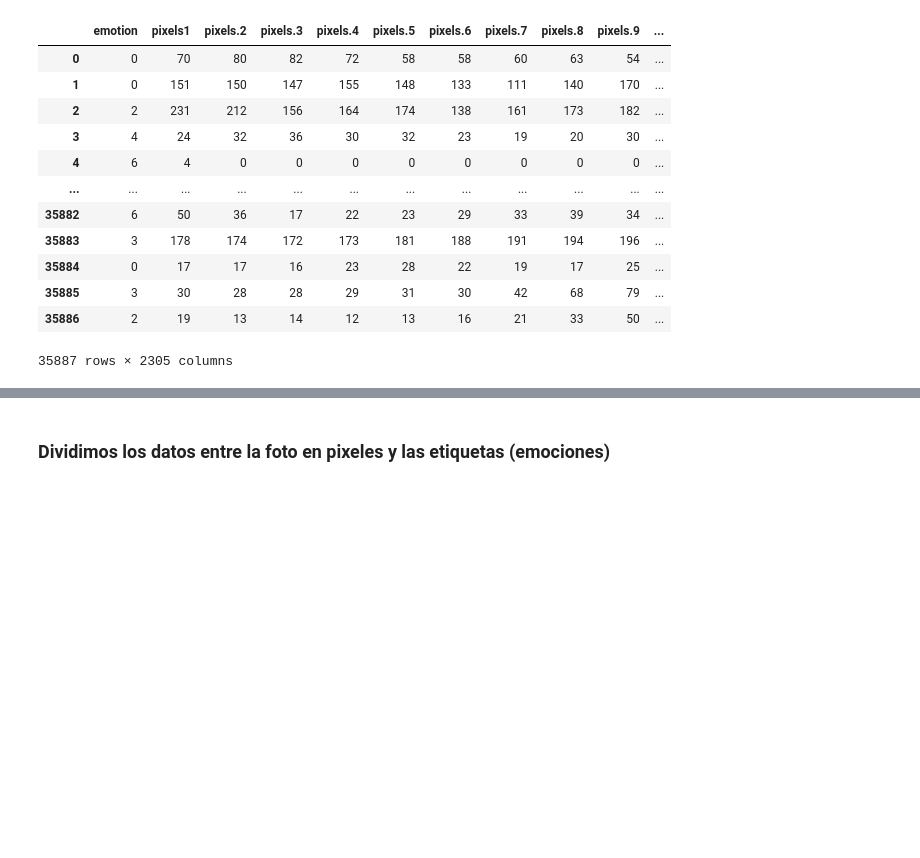
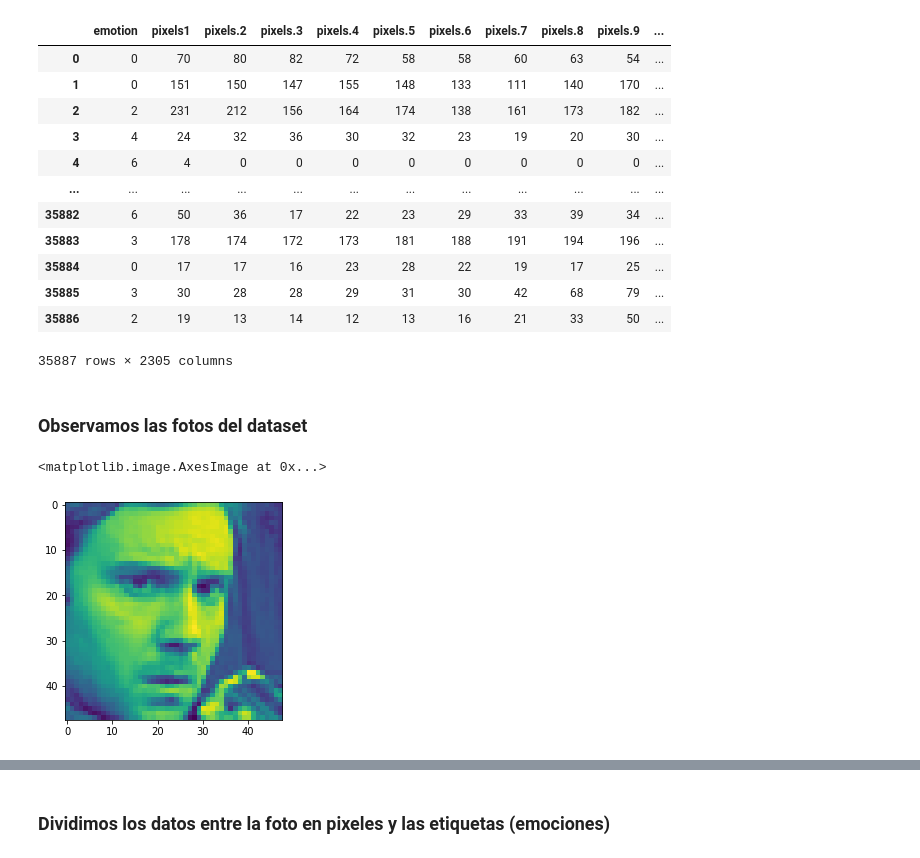
Before and after one commit to Jermaniac/TrabajoFinGradoGerman, a Jupyter notebook: TFG_RandomForest.ipynb, the cells around one changed output, grey strips where cells are left out. Saved outputs shown, nothing was run; the diff lists cells and outputs as text; code cells hidden in the pictures; blank space fills up the shorter version.

```diff
--- a/TFG_RandomForest.ipynb
+++ b/TFG_RandomForest.ipynb
@@ -53,3 +53,15 @@ df
 | 35885 | 3 | 30 | 28 | 28 | 29 | 31 | 30 | 42 | 68 | 79 | ... |
 | 35886 | 2 | 19 | 13 | 14 | 12 | 13 | 16 | 21 | 33 | 50 | ... |
 35887 rows × 2305 columns
+# %% [markdown]
+### Observamos las fotos del dataset
+# %%
+data = np.matrix(df)
+# borramos la columna de las etiquetas
+data = np.delete(data, 0, 1)
+# %%
+img = data[0].reshape(48,48)
+plt.imshow(img)
+# %% [output]
+<matplotlib.image.AxesImage at 0x...>
+[figure, added]
```
Also changed, not shown: parts of 2 cells of this notebook.
